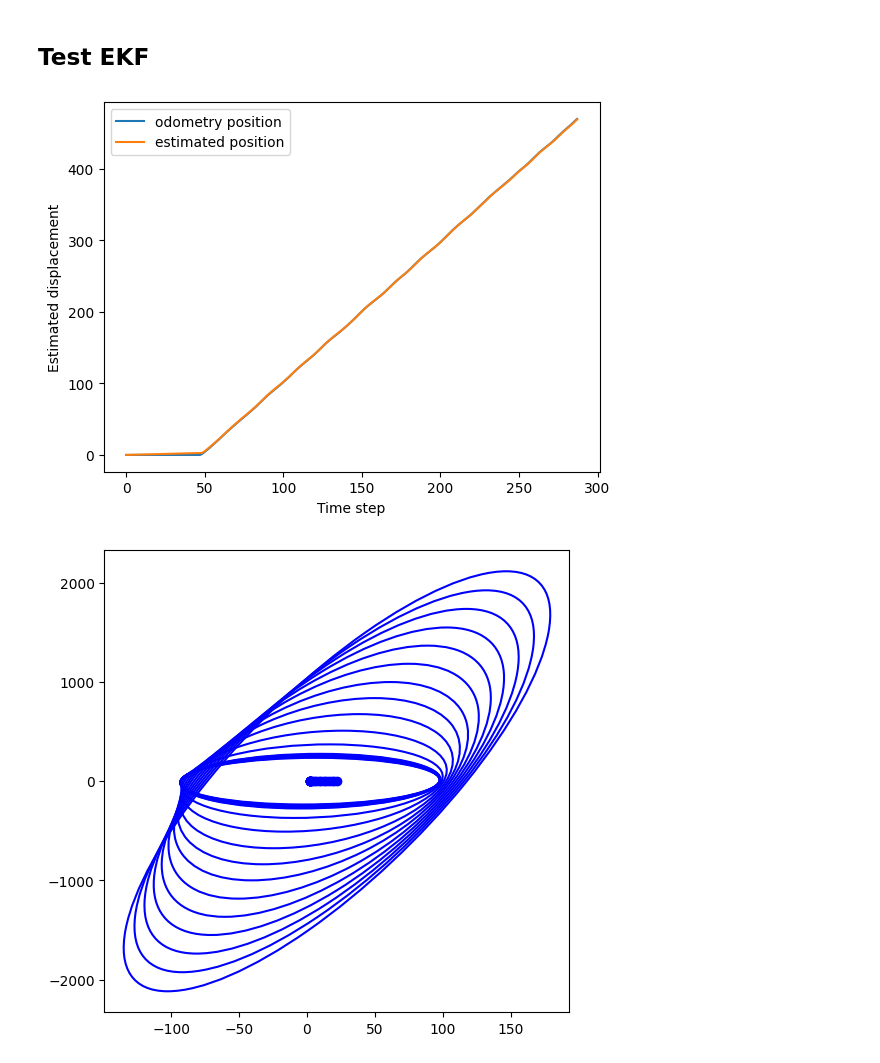
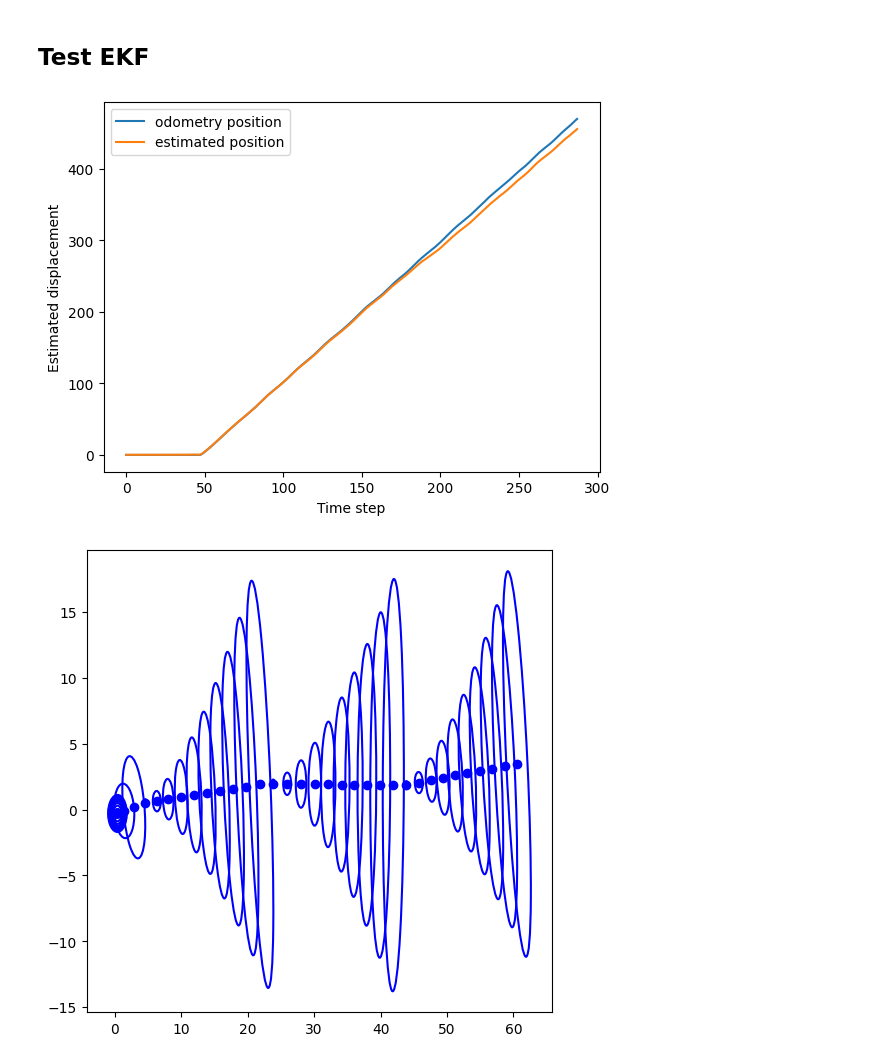
Before and after one commit to andrea-tarabay/mobile-robot-navigation, a Jupyter notebook: test_EKF.ipynb, the cells around one changed output. Saved outputs shown, nothing was run; the diff lists cells and outputs as text; code cells hidden in the pictures.

Commit message:
test: udpate the test according to previous modification + simulate cam measurments

```diff
--- a/test_EKF.ipynb
+++ b/test_EKF.ipynb
@@ -92,46 +92,49 @@ from src.utils.plot_pose_estimation import *
 dt = 0.1
 lambda_ = tp8_exp.coef_thymio_speed_to_mm_s  # conversion factor
 d = 93.5         # distance between wheels
-Q = np.diag([0.01, 0.01, 0.01, q_v, q_w])
-R = np.diag([r_v, r_w])
+# Default value for now
+Q = np.diag([0.03, 0.03, 0.03])
+R = np.diag([0.01, 0.01, 0.01])
 
-system = DifferentialDriveSystem(dt, lambda_, d, Q, R, True)
+system = DifferentialDriveSystem(dt, lambda_, d, Q, R)
 
 # Initial state and covariance
-mu0 = np.array([0, 0, 0, 0, 0])
-Sigma0 = 1000 * np.eye(5)
+mu0 = np.array([0, 0, 0])
+Sigma0 = 1000 * np.eye(3)
 
 ekf = ExtendedKalmanFilter(
     mu0, Sigma0,
     system
 )
 
-# Example control input and measurement
-u = np.array([50, 50])       # v = 0.2 m/s, omega = 0.1 rad/s
+# To store estimates
 x_est = []
 P_est = []
 
 
 for k in tqdm(range(0, len(tp8_exp.data))):
     current_data = tp8_exp.data[k]
-    z = np.array([current_data["left_speed"], current_data["right_speed"]])
-    new_x_est, new_P_est = ekf.step(u, z)
+    u = np.array([current_data["left_speed"], current_data["right_speed"]])
+    new_x_est, new_P_est = ekf.predict(u) # Only prediction step because no measurements are available (no camera)
+    if k % 10 == 0: # Simulate a measurement every 10 time steps
+        z = new_x_est + np.random.multivariate_normal(np.zeros(3), R)
+        new_x_est, new_P_est = ekf.update(z)
     x_est.append(new_x_est)
     P_est.append(new_P_est)
 
 avg_speed = [(x["left_speed"] + x["right_speed"]) / 2 for x in tp8_exp.data]
 pos_increments = avg_speed/(1/(tp8_exp.coef_thymio_speed_to_mm_s*dt))
 odom_pos= np.cumsum(pos_increments)
 plt.plot([x for x in odom_pos], label="odometry position")
 plt.plot([x[0] for x in x_est], label="estimated position")
 plt.xlabel("Time step")
 plt.ylabel("Estimated displacement")
 plt.legend()
 
 fig, ax = plt.subplots(figsize=(6, 6))
 
-for x, P in zip(x_est[40:60], P_est[40:60]):
+for x, P in zip(x_est[40:80], P_est[40:80]):
     plot_state_with_covariance(ax, x, P, n_std=3, color='blue')
 # %% [output]
-[figure, old version]
+[figure, new version]
-[figure, old version]
+[figure, new version]
```
Also changed, not shown: 1 other file.
